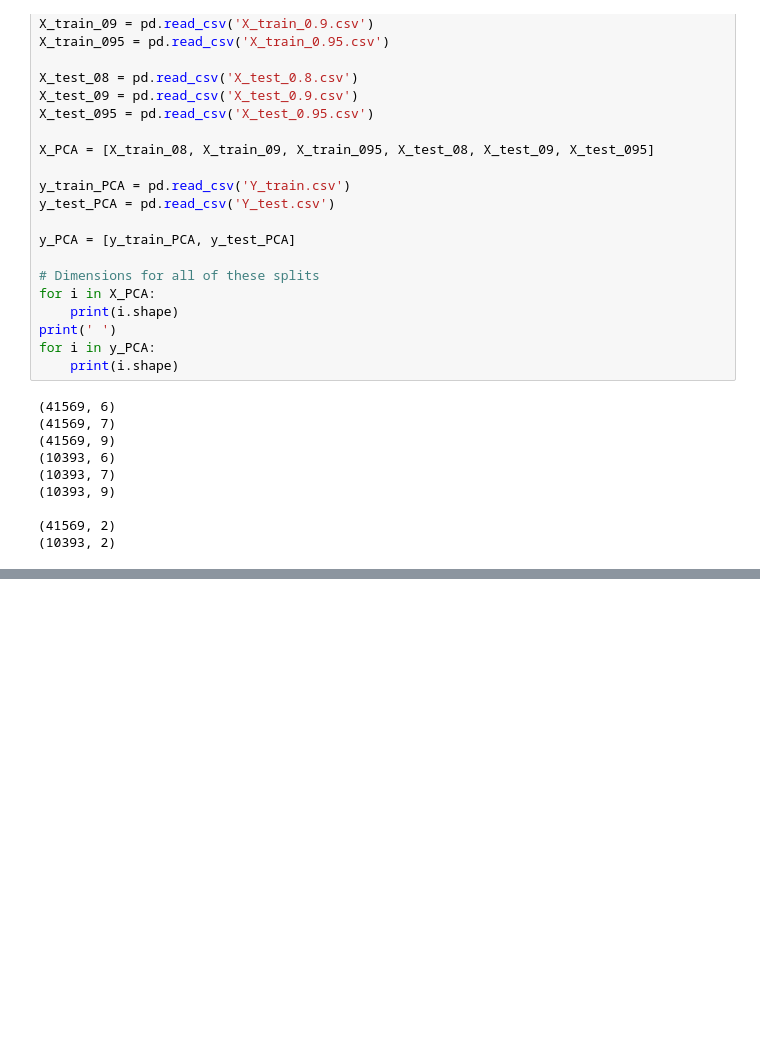
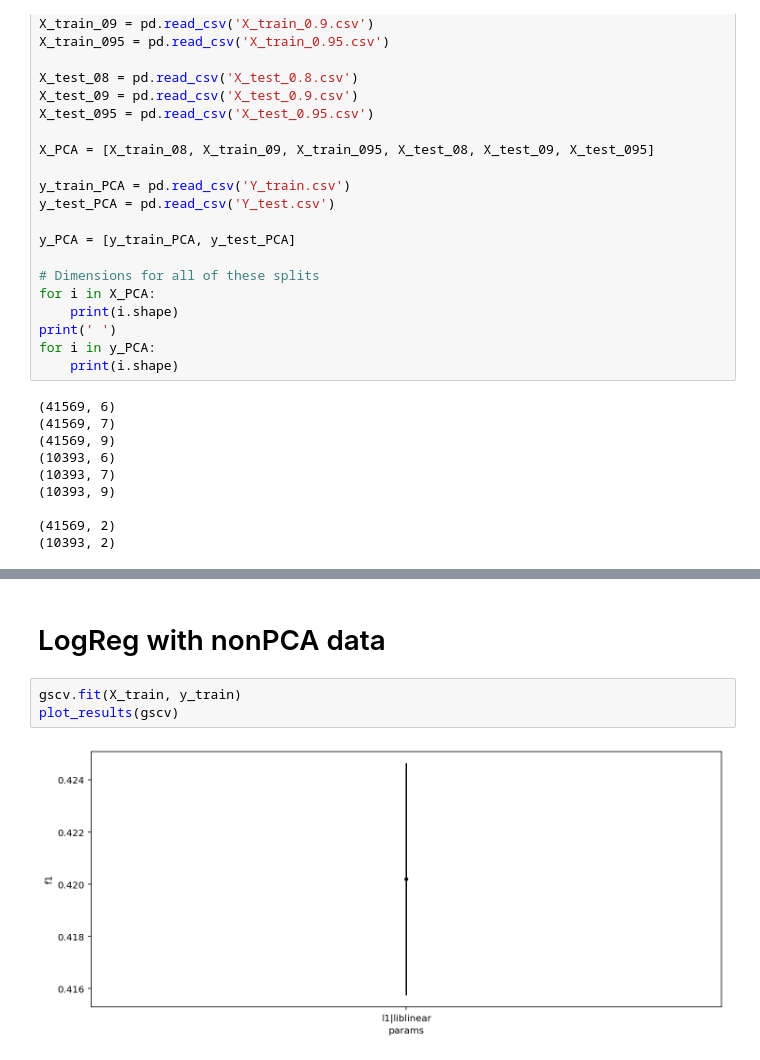
Before and after one commit to COGS118A/Group010-Sp22, a Jupyter notebook: PCA_Results/LogRegression.ipynb, the cells around one changed output, grey strips where cells are left out. Drawn from its saved outputs; the diff is of its cells as text; blank space fills up the shorter version.

```diff
--- a/PCA_Results/LogRegression.ipynb
+++ b/PCA_Results/LogRegression.ipynb
@@ -246,0 +257,7 @@ TypeError: '<' not supported between instances of 'str' and 'int'
+# %% [markdown]
+# LogReg with nonPCA data
+# %%
+gscv.fit(X_train, y_train)
+plot_results(gscv)
+# %% [output]
+[figure, added]
```
Also changed, not shown: parts of 3 cells of this notebook.
